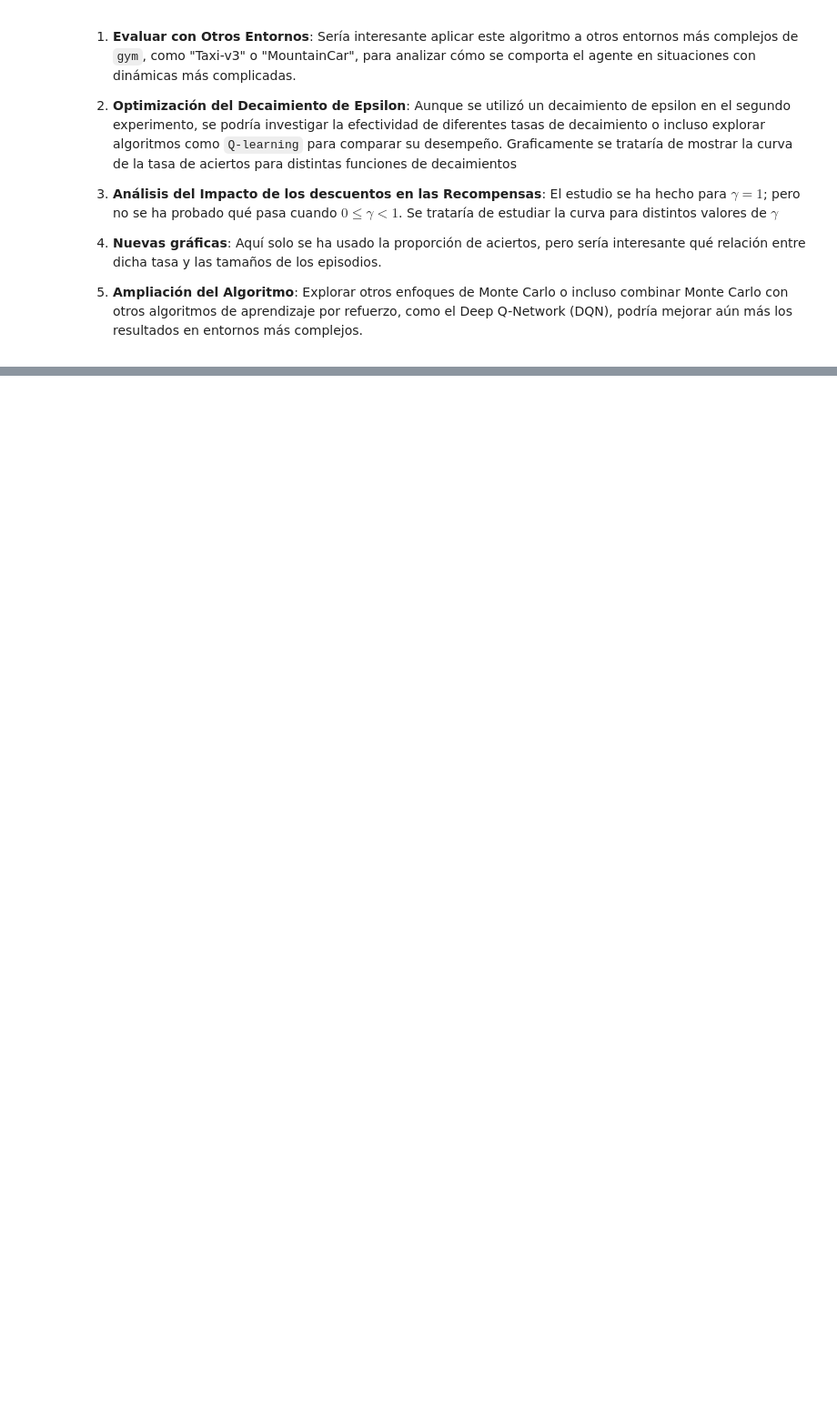
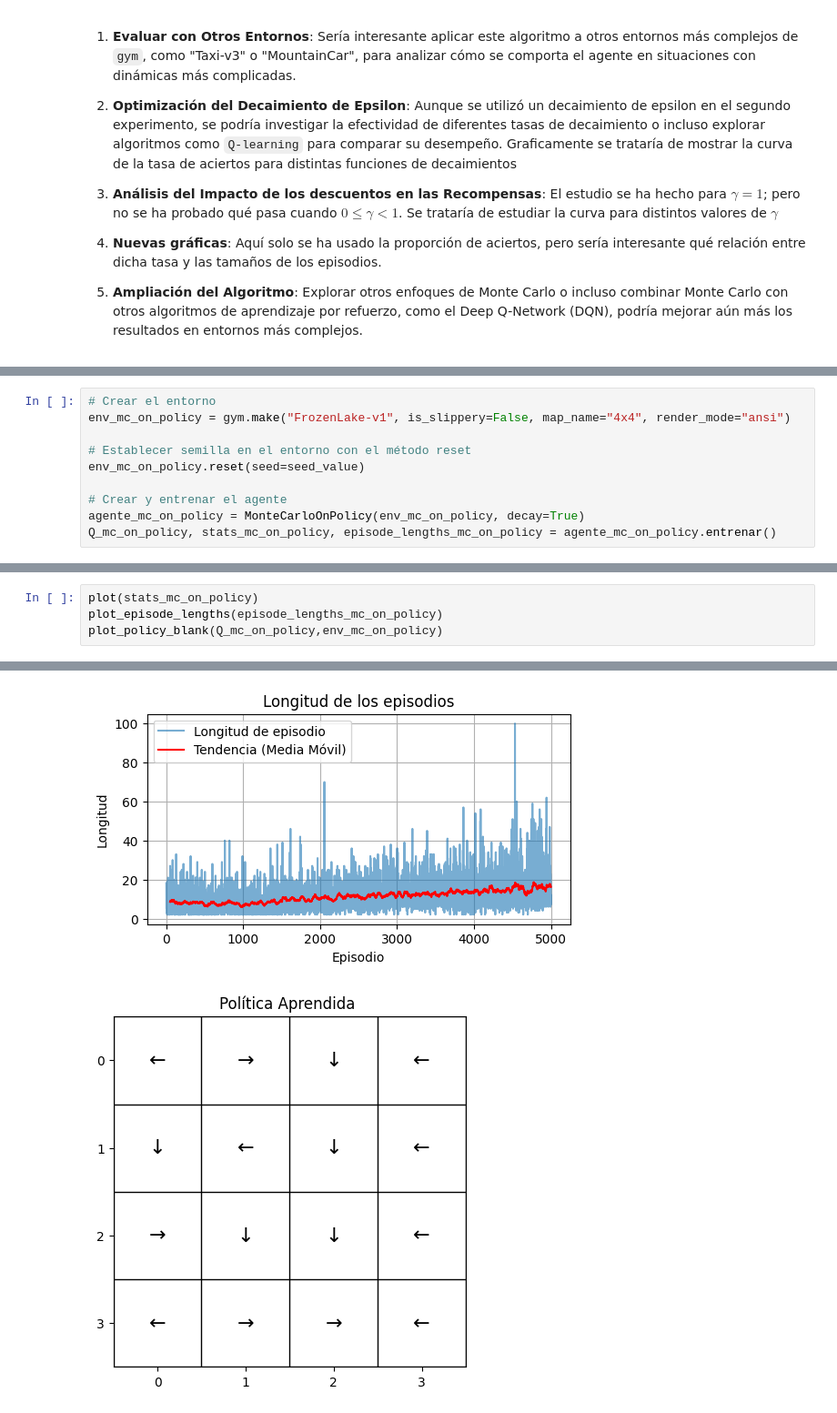
Before and after one commit to GonzaloMA-17/RL_FJLGM, a Jupyter notebook: MonteCarloTodasLasVisitas.ipynb, the cells around one changed output, grey strips where cells are left out. Shown at 91% size. Drawn from its saved outputs; the diff is of its cells as text; blank space fills up the shorter version.

```diff
--- a/MonteCarloTodasLasVisitas.ipynb
+++ b/MonteCarloTodasLasVisitas.ipynb
@@ -938,0 +543,10 @@ plot_episode_lengths(episode_lengths=agenteQlearning.episode_lengths)
+# %%
+# Crear el entorno
+env_mc_on_policy = gym.make("FrozenLake-v1", is_slippery=False, map_name="4x4", render_mode="ansi")
+
+# Establecer semilla en el entorno con el método reset
+env_mc_on_policy.reset(seed=seed_value)
+
+# Crear y entrenar el agente
+agente_mc_on_policy = MonteCarloOnPolicy(env_mc_on_policy, decay=True)
+Q_mc_on_policy, stats_mc_on_policy, episode_lengths_mc_on_policy = agente_mc_on_policy.entrenar()
@@ -938,0 +602,5 @@ plot_episode_lengths(episode_lengths=agenteQlearning.episode_lengths)
+# %%
+plot(stats_mc_on_policy)
+plot_episode_lengths(episode_lengths_mc_on_policy)
+plot_policy_blank(Q_mc_on_policy,env_mc_on_policy)
+# %% [output]
@@ -938,0 +608,2 @@ plot_episode_lengths(episode_lengths=agenteQlearning.episode_lengths)
+[figure, added]
+[figure, added]
```
Also changed, not shown: parts of 73 cells of this notebook, 12 other files.
